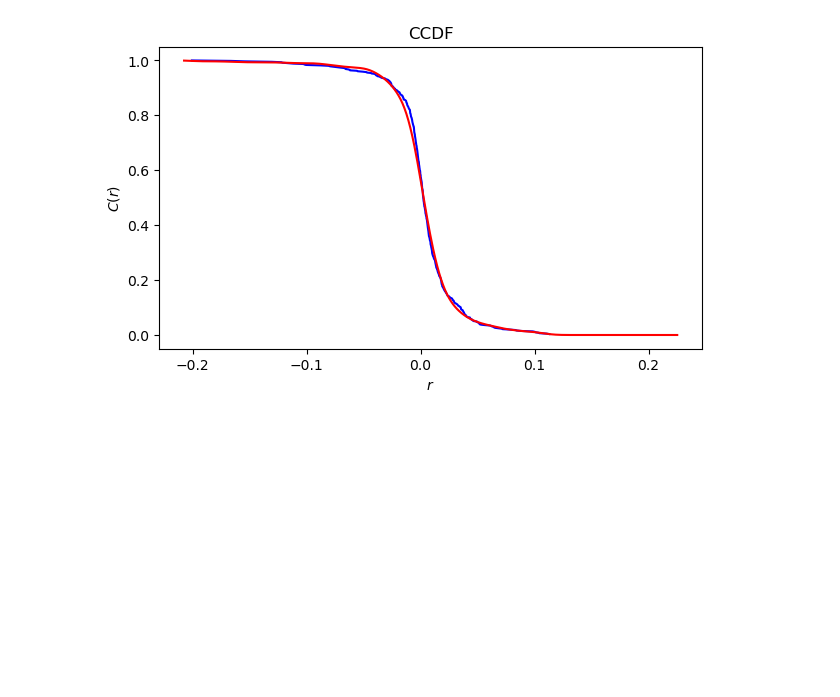
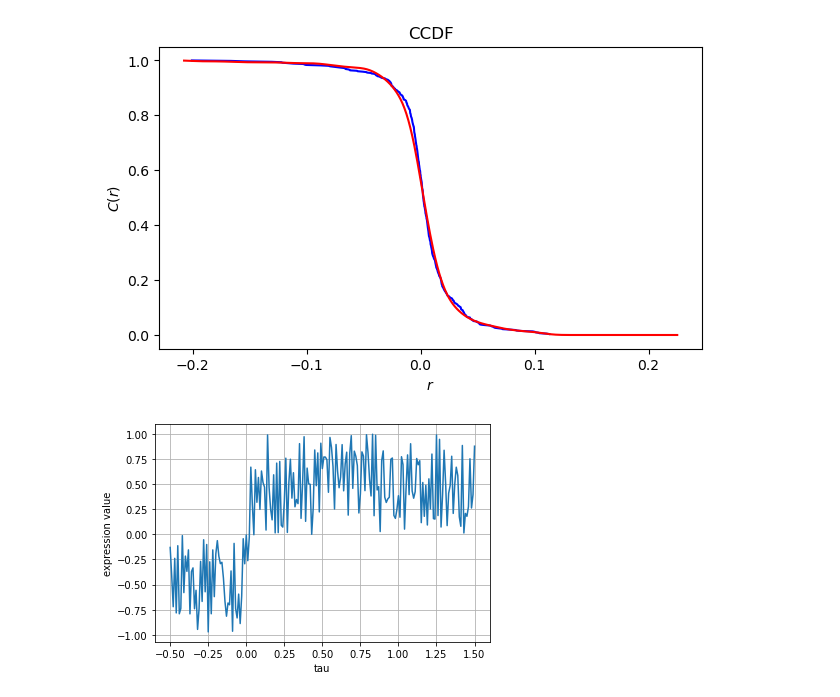
Before and after one commit to Parth7/Data-Science-for-finance, a Jupyter notebook: Case_Study2.ipynb, the cells around one changed output. Saved outputs shown, nothing was run; the diff lists cells and outputs as text; code cells hidden in the pictures; blank space fills up the shorter version.

```diff
--- a/Case_Study2.ipynb
+++ b/Case_Study2.ipynb
@@ -19,13 +19,20 @@
 #import modules
 import numpy as np
 import scipy.special as sc
+import csv
 import matplotlib.pyplot as plt
+from scipy.optimize import fsolve
+import statsmodels.api as sm
+import statsmodels
 #----------------------------------------------------------------------
 #helper functions
 
 # This function evaluates a normalized sum of N Gaussian functions with
 # means specified by the input vector mu and standard deviation equal to
 # s. The function is computed in each point of the input vector x.
+
+def func(x,u):
+    return np.sum(1+sc.erf((x-train_set)/np.sqrt(2*(h_opt**2))))/(2*N_T) - u;
 
 def gaussian_mix(x,mu,s):
     N = len(mu);
@@ -141,3 +148,22 @@ if __name__ == '__main__':
 [figure]
 [figure]
 [figure]
+# %%
+#find approx a good inital value for our fsolver
+
+x = np.linspace(-0.5, 1.5, 201)
+
+#u = np.random.uniform();
+kernel_random_numbers = [];
+for i in (x):
+    u = np.random.rand(1);
+    y = func(i,u)
+    kernel_random_numbers.append(y);
+
+plt.plot(x,kernel_random_numbers )
+plt.xlabel("tau")
+plt.ylabel("expression value")
+plt.grid()
+plt.show()
+# %% [output]
+[figure, added]
```
Also changed, not shown: parts of 2 cells of this notebook.
